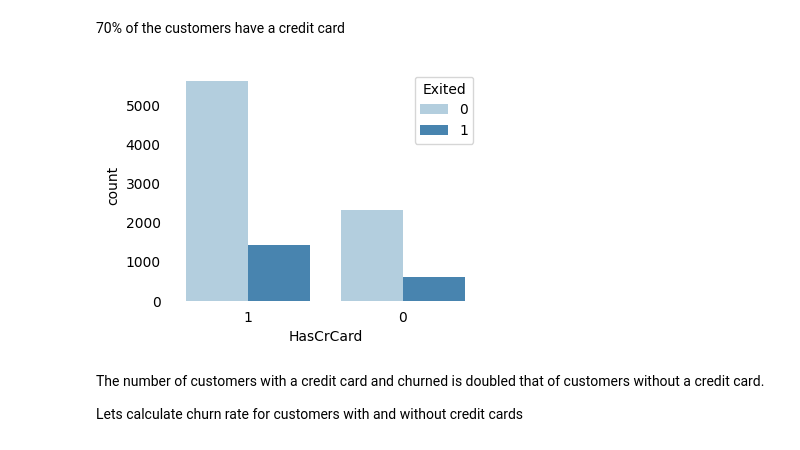
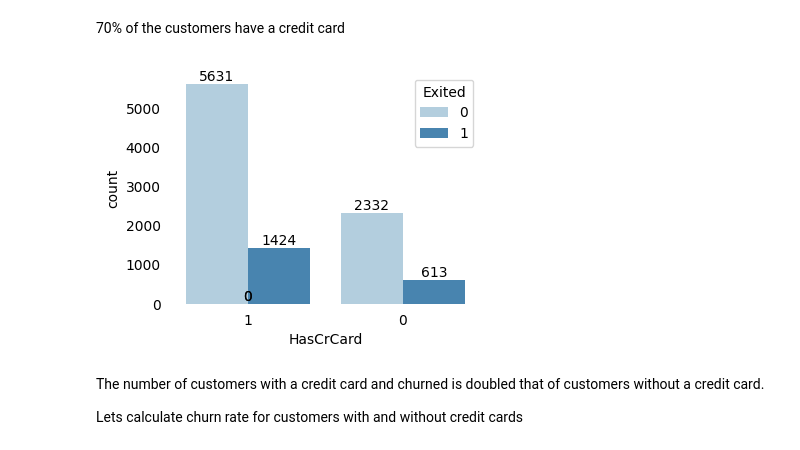
Before and after one commit to aprilhong/bankchurn, a Jupyter notebook: bankchurn.ipynb, the cells around one changed output. Drawn from its saved outputs; the diff is of its cells as text; code cells hidden in the pictures.

```diff
--- a/bankchurn.ipynb
+++ b/bankchurn.ipynb
@@ -313,10 +309,21 @@ Name: count, dtype: int64
 # %%
 fig = plt.figure(figsize=(4,3))
 ax = sns.countplot(x=df['HasCrCard'], order=df['HasCrCard'].value_counts(ascending=False).index, hue=df['Exited'], palette='Blues')
 ax.tick_params(left=False, bottom=False) # Remove ticks
 sns.despine(left=True, bottom=True) # Remove borders borders
+
+for patch in ax.patches:
+    height = patch.get_height()
+    percentage = (height / len(df)) * 100
+    label = f"{height:.0f}"  # Format as percentage with one decimal
+
+    # Place the label at the top center of the bar
+    x = patch.get_x() + patch.get_width() / 2
+    y = patch.get_height() + 0.1  # Adjust y position for better placement
+
+    ax.text(x, y, label, ha='center', va='bottom')
 # %% [output]
-[figure, old version]
+[figure, new version]
 # %% [markdown]
 The number of customers with a credit card and churned is doubled that of customers without a credit card.
 
```
Also changed, not shown: parts of 59 cells of this notebook.
